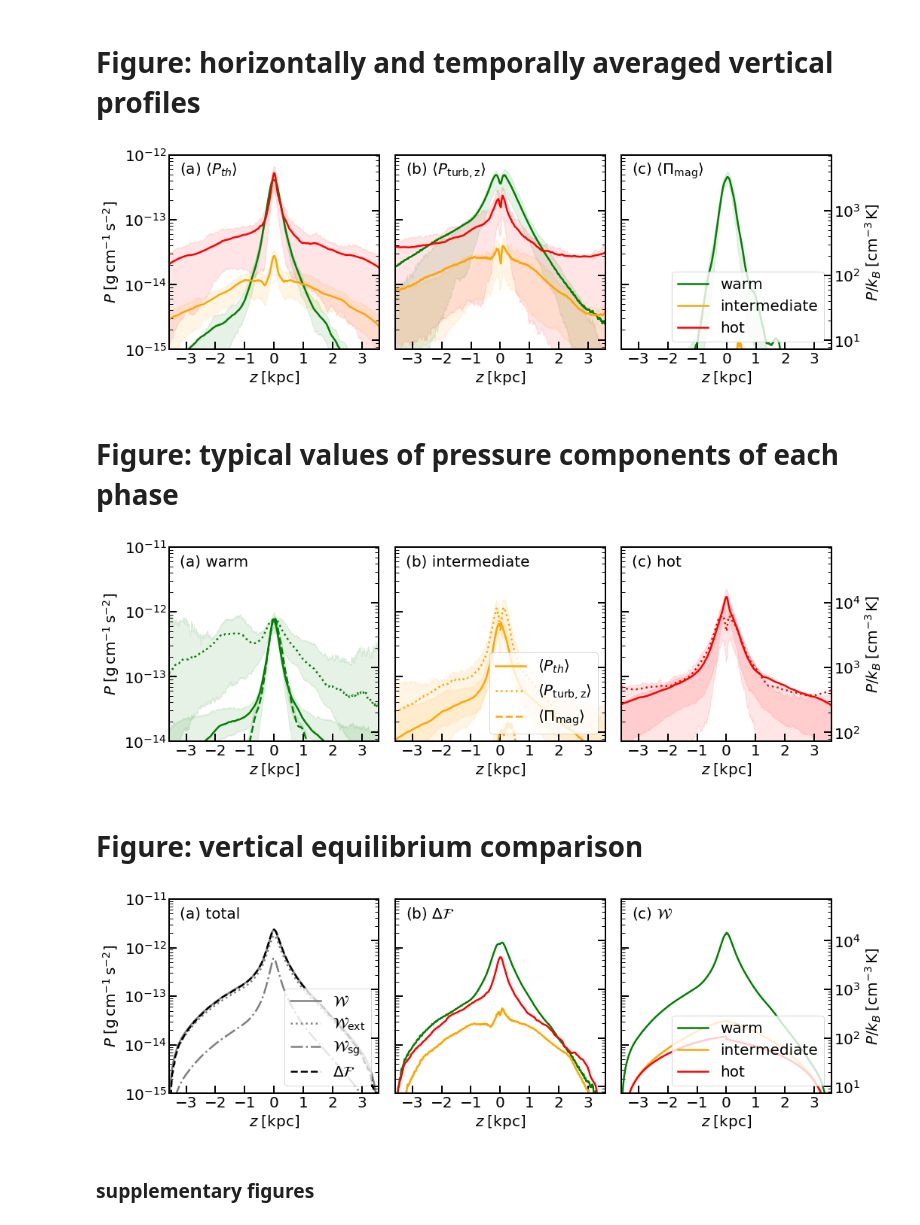
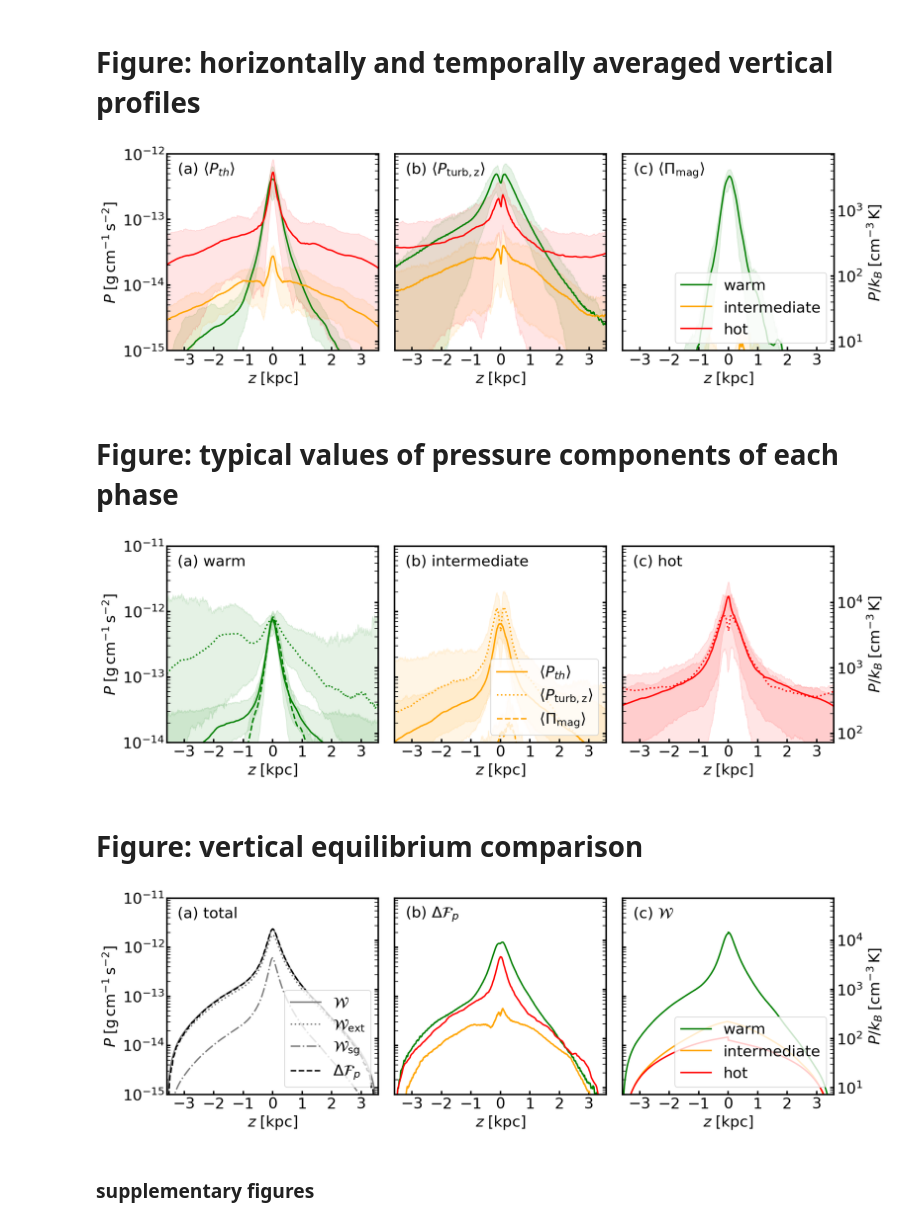
Before and after one commit to changgoo/TIGRESS_outflow, a Jupyter notebook: notebooks/vertical_profiles.ipynb, the cells around one changed output. Cells and saved outputs as stored; diff of their text form; code cells hidden in the pictures.

```diff
--- a/notebooks/vertical_profiles.ipynb
+++ b/notebooks/vertical_profiles.ipynb
@@ -9,21 +9,29 @@ import xarray as xr
 import astropy
 import pickle as p
 import glob
-# %%
-plt.rcParams['font.size']=20
-plt.rcParams['font.family']='Sans Serif'
-plt.rcParams['lines.linewidth']=2.5
-plt.rcParams['axes.linewidth']=2
-plt.rcParams['xtick.major.size']=10
-plt.rcParams['xtick.minor.size']=5
-plt.rcParams['xtick.major.width']=2
-plt.rcParams['xtick.minor.width']=1
-plt.rcParams['xtick.direction']='in'
-plt.rcParams['ytick.major.size']=10
-plt.rcParams['ytick.minor.size']=5
-plt.rcParams['ytick.major.width']=2
-plt.rcParams['ytick.minor.width']=1
-plt.rcParams['ytick.direction']='in'
+# %%
+import matplotlib.pyplot as plt
+# Figure
+plt.rcParams['figure.figsize']=(8,6)
+plt.rcParams['figure.dpi'] = 150
+plt.rcParams['savefig.bbox']='tight'
+
+# Font
+plt.rcParams['font.size']=20
+plt.rcParams['font.weight'] = 300
+
+# Axes
+plt.rcParams['axes.linewidth']=2
+plt.rcParams['xtick.major.width']=2
+plt.rcParams['ytick.major.width']=2
+plt.rcParams['xtick.major.size']=5
+plt.rcParams['ytick.major.size']=5
+
+# Line
+plt.rcParams['lines.linewidth']=2
+
+# Image
+plt.rcParams['image.origin']='lower'
 # %%
 problem_id='MHD_4pc_new'
 # %%
@@ -51,13 +59,13 @@ print(rho_unit, p_unit, pc, deltaz, kb)
 2.3869987106358e-24 2.3869987106358e-14 3.085677581467192e+18 4.0 1.38064852e-16
 # %%
 phase=['warm','intermediate','hot','total']
-color = ['green','orange','red','black']
+color = ['C2','C1','C3','C0']
 Plabel =[r'$\langle P_{th}\rangle$',r'$\langle P_{\rm turb,z}\rangle$',r'$\langle \Pi_{\rm mag}\rangle$']
 linestyle = ['-','--',':','-.']
 # %%
 to_Myr=(c.pc/(u.km/u.s)).to('Myr').value
 t1=200#/to_Myr
-t2=545#/to_Myr
+t2=550#/to_Myr
 # %% [markdown]
 # Figure:  horizontally and temporally averaged vertical profiles
 # %%
@@ -77,35 +85,35 @@ for i in range(3):
     Pturb=2.0*data_.sel(fields='Ek3',taxis=slice(t1,t2))
     Pmag=data_.sel(fields=['PB1','PB2','PB3']).sum(dim='fields')-data_.sel(fields=['PB3']).sum(dim='fields')*2.0
     Pmag=Pmag.sel(taxis=slice(t1,t2))
     for j,P in zip(range(3),[Pth,Pturb,Pmag]):
         #print(P.shape)
         qmean=np.nanmean(P*p_unit/tot_area,axis=1)
-        q1,q2,q3=np.percentile(P*p_unit/tot_area,[25,50,75],axis=1)
+        q1,q2,q3=np.percentile(P*p_unit/tot_area,[16,50,84],axis=1)
         ax[j].plot(zaxis/1.e3,qmean,label=phase[i], color=color[i])
         #ax[j].plot(zaxis/1.e3,q2,label=label[i], color=color[i],linewidth=2.5,ls='--')
         ax[j].fill_between(zaxis/1.e3,q1,q3,color=color[i],alpha=0.1)
 plt.setp([ax,axi],'yscale','log')
 plt.setp(ax,'xticks',np.arange(-3.,3.5,1.))
 plt.setp(ax,'ylim',(1.e-15,1.e-12))
 plt.setp(axi,'ylim',(1.e-15/kb, 1.e-12/kb))
 plt.setp(ax,'xlim',(-3.584,3.584))
 plt.setp(ax,'xlabel',r'$z\;[{\rm kpc}]$')
 
 plt.setp([ax_.get_yticklabels() for ax_ in ax[1:]],visible=False)
 plt.setp([ax_.get_yticklabels() for ax_ in axi[:-1]],visible=False)
 
 
 ax[0].set_ylabel(r'$P\;[{\rm g\,cm^{-1}\,s^{-2}}]$')
 axi[2].set_ylabel(r'$P/k_B\;[{\rm cm^{-3}\,K}]$')
 ax[2].legend(loc='lower right')
 
 for ax_,alab_,i in zip(ax,'abc',range(3)):
     ax_.text(0.05,0.9,r'({}) {}'.format(alab_,Plabel[i]),transform=ax_.transAxes)
 plt.tight_layout()
 
 plt.savefig("../figures/mean_profiles.pdf",bbox_inches='tight',dpi=150)
 # %% [output]
-[figure, old version]
+[figure, new version]
 # %% [markdown]
 # Figure: typical values of pressure components of each phase
 # %%
@@ -130,7 +138,7 @@ for i in range(3):
         #print(P.shape)
         qmean=np.nanmean(P*p_unit/area,axis=1)
         qmean=np.nanmean(P*p_unit,axis=1)/area.mean(axis=1)
-        q1,q2,q3=np.nanpercentile(P*p_unit/area,[25,50,75],axis=1)
+        q1,q2,q3=np.nanpercentile(P*p_unit/area,[16,50,84],axis=1)
         ax[i].plot(zaxis/1.e3,qmean,label=Plabel[j], ls=linestyle[j], color=color[i])
         #ax[i].plot(zaxis/1.e3,q2,label=label[i], ls=linestyle[j], color=color[i],linewidth=1)
         ax[i].fill_between(zaxis/1.e3,q1,q3,color=color[i],alpha=0.1)
@@ -157,7 +165,7 @@ plt.tight_layout()
 
 plt.savefig("../figures/typical_profiles.pdf",bbox_inches='tight',dpi=150)
 # %% [output]
-[figure, old version]
+[figure, new version]
 # %% [markdown]
 # Figure: vertical equilibrium comparison
 # %%
@@ -212,7 +220,7 @@ F,W,We,Ws = get_flux_weight(data_,t1,t2)
 ax_.plot(data_.zaxis/1.e3,W,ls='-',color='C7',label=r'$\mathcal{W}$')
 ax_.plot(data_.zaxis/1.e3,We,ls=':',color='C7',label=r'$\mathcal{W}_{\rm ext}$')
 ax_.plot(data_.zaxis/1.e3,Ws,ls='-.',color='C7',label=r'$\mathcal{W}_{\rm sg}$')
-ax_.plot(data_.zaxis/1.e3,F,ls='--',color='k',label=r'$\Delta \mathcal{F}$')
+ax_.plot(data_.zaxis/1.e3,F,ls='--',color='k',label=r'$\Delta \mathcal{F}_p$')
 
 ax_= ax[1]
 for i in [0,1,2]:
@@ -250,13 +258,13 @@ axi[2].set_ylabel(r'$P/k_B\;[{\rm cm^{-3}\,K}]$')
 ax[0].legend(loc='lower right')
 ax[2].legend(loc='lower right')
 
-for ax_,plabel in zip(ax,[r'(a) total',r'(b) $\Delta \mathcal{F}$',r'(c) $\mathcal{W}$']):
+for ax_,plabel in zip(ax,[r'(a) total',r'(b) $\Delta \mathcal{F}_p$',r'(c) $\mathcal{W}$']):
     ax_.text(0.05,0.9,plabel,transform=ax_.transAxes)
 plt.tight_layout()
 
 plt.savefig("../figures/vertical_equilibrium.pdf",bbox_inches='tight',dpi=150)
 # %% [output]
-[figure, old version]
+[figure, new version]
 # %% [markdown]
 ### supplementary figures
 # %% [markdown]
```
Also changed, not shown: parts of 2 cells of this notebook, 18 other files.
